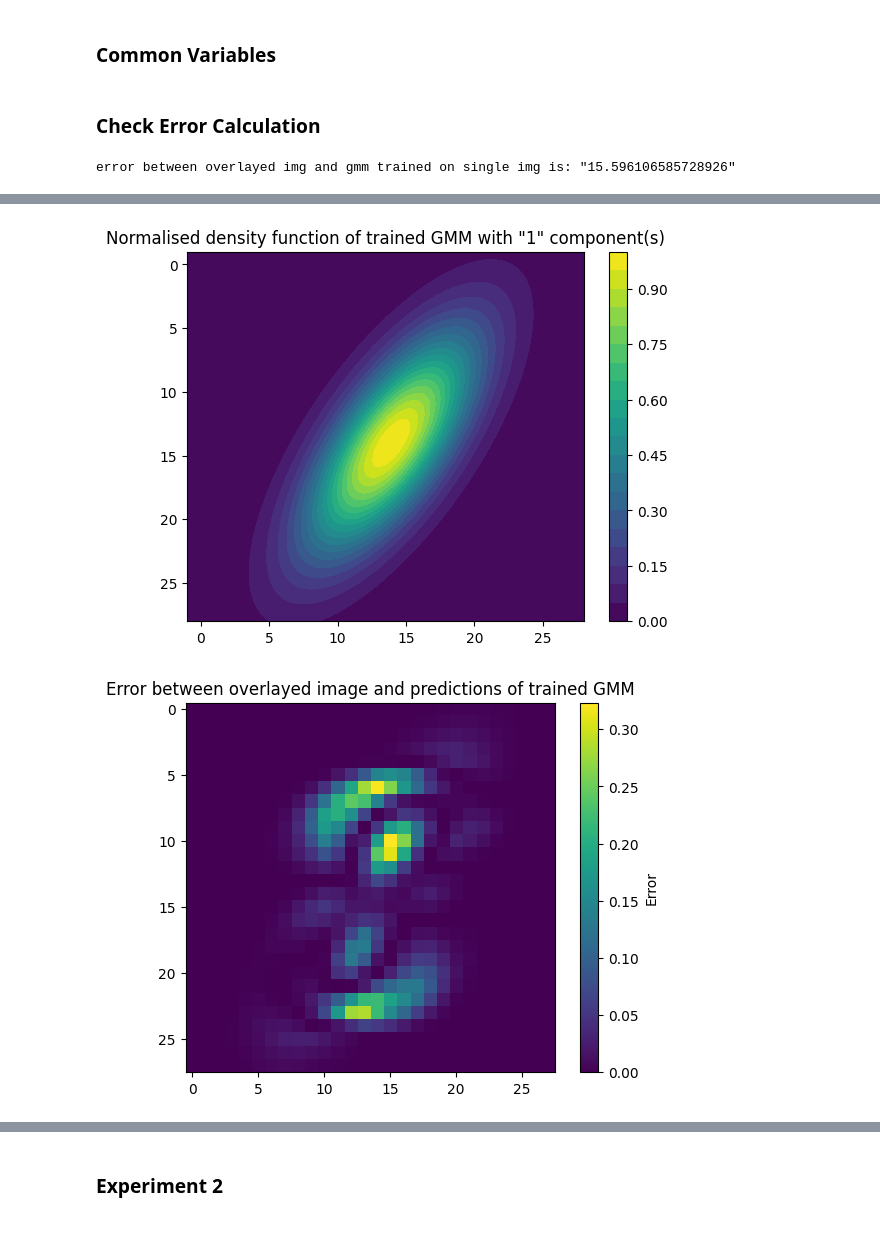
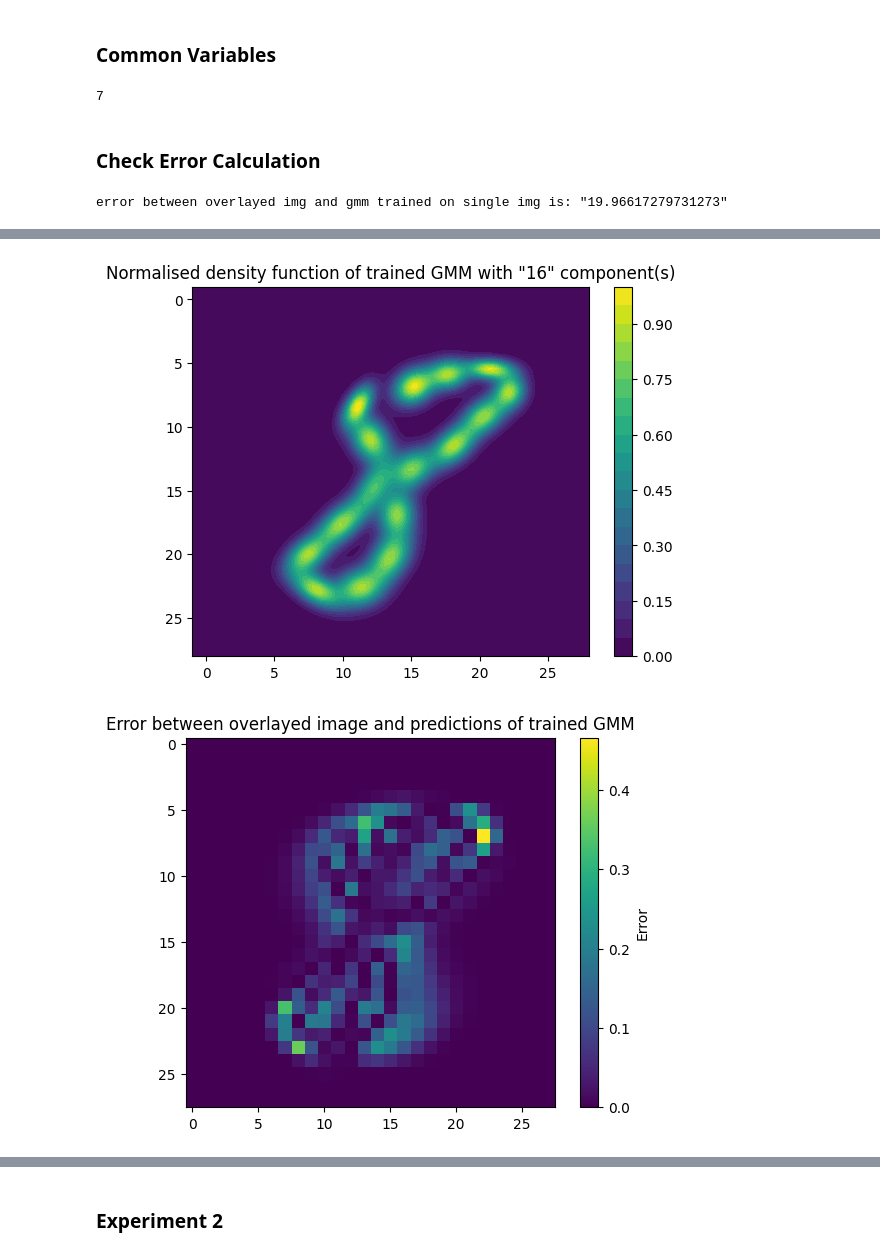
Before and after one commit to DaSebb/gmm_project, a Jupyter notebook: src/gmm_notebook.ipynb, the cells around one changed output, grey strips where cells are left out. Saved outputs shown, nothing was run; the diff lists cells and outputs as text; code cells hidden in the pictures.

```diff
--- a/src/gmm_notebook.ipynb
+++ b/src/gmm_notebook.ipynb
@@ -166,29 +187,34 @@ X_digit = X_train[Y_train == digit]
 X_digit_img = X_digit[36]
 
 overlayed_digits = overlay_mnistdigits(X_digit[:400])
-train_data_table = create_XY_table_from_training_data(X_digit_img)
+score_data_table = create_XY_table_from_training_data(X_digit_img)
+gmm_01 = GaussianMixture(n_components=16, covariance_type='full', reg_covar=1e-5)
+
+test_img  = X_digit[29]
+XY_table = create_XY_table(test_img)
+gmm_01.fit(XY_table)
+print(gmm_01.n_iter_)
+# %% [output]
+7
 # %% [markdown]
 ### Check Error Calculation
 # %%
-test_img  = X_digit[29]
-
 error_between_img_and_img = compare_error_of_IMG_and_IMG(overlayed_digits, test_img)
 
-XY_table = create_XY_table(test_img)
-gmm_01 = GaussianMixture(n_components=1, covariance_type='full', reg_covar=1e-6, max_iter=200)
-gmm_01.fit(XY_table)
+pixel_img_of_gmm_pdf = create_img_from_fitted_gmm([gmm_01], score_data_table)
 
-error_between_img_and_gmm, error_map = compare_error_of_GMM_and_IMG([gmm_01], train_data_table, overlayed_digits)
+error_between_img_and_gmm, error_map = compare_error_of_GMM_and_IMG([gmm_01], score_data_table, overlayed_digits)
 print(f'error between overlayed img and gmm trained on single img is: "{error_between_img_and_gmm}"')
 
 fig, ax = plt.subplots()
 fig2, ax2 = plt.subplots()
 fig3, ax3 = plt.subplots()
 fig4, ax4 = plt.subplots()
+fig5, ax5 = plt.subplots()
 
 plot_gmm(gmm_01, ax)
 
-sub_plot_gmm_probabilities_in_subplot(fig2, ax2, train_data_table, [gmm_01])
+sub_plot_gmm_probabilities_in_subplot(fig2, ax2, score_data_table, [gmm_01])
 ax2.set_title(f'Normalised density function of trained GMM with "{gmm_01.n_components}" component(s)')
 
 pixel_val = ax.imshow(test_img)
@@ -205,6 +231,12 @@ pixel_val_2 = ax4.imshow(overlayed_digits)
 ax4.set_title("400 MNIST images overlayed on top of each other")
 cbar_2 = fig4.colorbar(pixel_val_2, ax=ax4, orientation='vertical')
 cbar_2.set_label("Raw pixel gray values")
+
+pixel_val_3 = ax5.imshow(pixel_img_of_gmm_pdf)
+ax5.set_title('pixle image pdf from fitted gmm')
+cbar_3 = fig5.colorbar(pixel_val_3, ax=ax5, orientation='vertical' )
+cbar_3.set_label("Raw pixel gray values")
+
 plt.show()
 # %% [output]
-error between overlayed img and gmm trained on single img is: "15.596106585728926"
+error between overlayed img and gmm trained on single img is: "19.96617279731273"
@@ -212,3 +244,3 @@ error between overlayed img and gmm trained on single img is: "15.59610658572892
-[figure, old version]
+[figure, new version]
-[figure, old version]
+[figure, new version]
 [figure]
```
Also changed, not shown: parts of 8 cells of this notebook.
